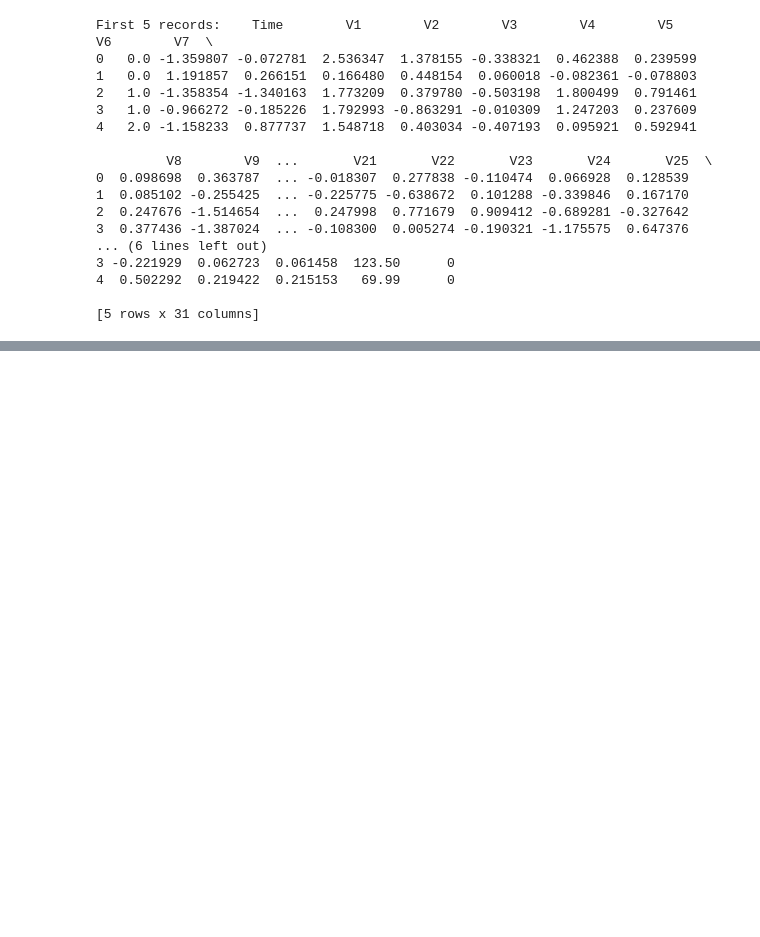
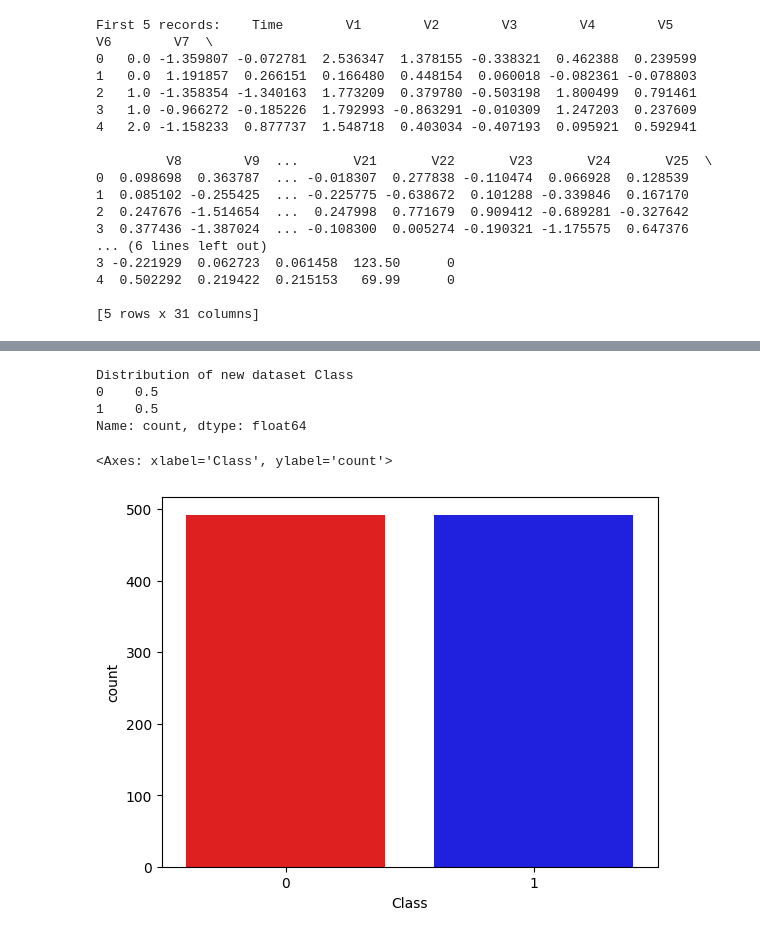
Before and after one commit to justleviackermann/credit_card_fraud_detection, a Jupyter notebook: creditmodel.ipynb, the cells around one changed output, grey strips where cells are left out. Saved outputs shown, nothing was run; the diff lists cells and outputs as text; code cells hidden in the pictures; blank space fills up the shorter version.

```diff
--- a/creditmodel.ipynb
+++ b/creditmodel.ipynb
@@ -38,0 +128,8 @@ First 5 records:    Time        V1        V2        V3        V4        V5
+# %%
+std_scaler = StandardScaler()
+rob_scaler = RobustScaler()
+
+df['scaled_amount'] = rob_scaler.fit_transform(df['Amount'].values.reshape(-1,1))
+df['scaled_time'] = rob_scaler.fit_transform(df['Time'].values.reshape(-1,1))
+
+df.drop(['Time','Amount'], axis=1, inplace=True)
@@ -38,0 +148,6 @@ First 5 records:    Time        V1        V2        V3        V4        V5
+# %%
+scaled_time=df['scaled_time']
+scaled_amount=df['scaled_amount']
+df.drop(['scaled_amount','scaled_time'],axis=1,inplace=True)
+df.insert(0,'scaled_time',scaled_time)
+df.insert(1,'scaled_amount',scaled_amount)
@@ -38,0 +184,7 @@ First 5 records:    Time        V1        V2        V3        V4        V5
+# %%
+df=df.sample(frac=1)
+fraud_df=df.loc[df['Class']==1]
+not_fraud_df=df.loc[df['Class']!=1][:492]
+combined_df=pd.concat([fraud_df,not_fraud_df])
+new_df = combined_df.sample(frac=1, random_state=42)
+new_df.head()
@@ -38,0 +199,11 @@ First 5 records:    Time        V1        V2        V3        V4        V5
+# %%
+print("Distribution of new dataset",new_df['Class'].value_counts()/len(new_df))
+colorPalette=["red","blue"]
+sns.countplot(x='Class',data=new_df,hue="Class",legend=False,palette=colorPalette)
+# %% [output]
+Distribution of new dataset Class
+0    0.5
+1    0.5
+Name: count, dtype: float64
+<Axes: xlabel='Class', ylabel='count'>
+[figure, added]
```
Also changed, not shown: parts of 19 cells of this notebook, 2 other files.
